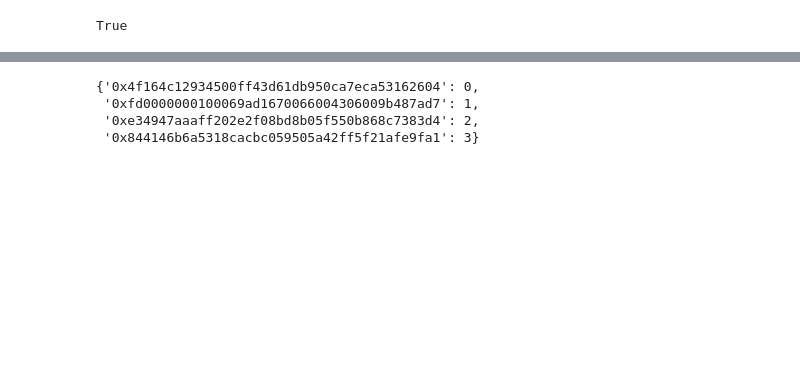
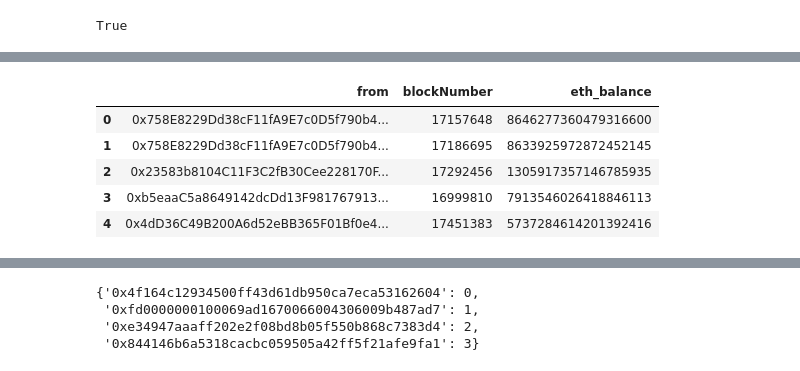
Before and after one commit to liamti5/Graph-Inverse-Reinforcement-Learning-for-MEV-Detection-on-Ethereum, a Jupyter notebook: notebooks/1.05-trx-graphs-per-acc-receipts.ipynb, the cells around one changed output, grey strips where cells are left out. Saved outputs shown, nothing was run; the diff lists cells and outputs as text; code cells hidden in the pictures; blank space fills up the shorter version.

```diff
--- a/notebooks/1.05-trx-graphs-per-acc-receipts.ipynb
+++ b/notebooks/1.05-trx-graphs-per-acc-receipts.ipynb
@@ -30,0 +22,11 @@ df_example_acc.head()
+# %%
+df_eth_balances_class1.rename(columns={"account": "from", "block_number": "blockNumber", "balance": "eth_balance"}, inplace=True)
+df_eth_balances_class0.rename(columns={"account": "from", "block_number": "blockNumber", "balance": "eth_balance"}, inplace=True)
+df_eth_balances_class1.head()
+# %% [output]
+|  | from | blockNumber | eth_balance |
+| 0 | 0x758E8229Dd38cF11fA9E7c0D5f790b4... | 17157648 | 8646277360479316600 |
+| 1 | 0x758E8229Dd38cF11fA9E7c0D5f790b4... | 17186695 | 8633925972872452145 |
+| 2 | 0x23583b8104C11F3C2fB30Cee228170F... | 17292456 | 1305917357146785935 |
+| 3 | 0xb5eaaC5a8649142dcDd13F981767913... | 16999810 | 7913546026418846113 |
+| 4 | 0x4dD36C49B200A6d52eBB365F01Bf0e4... | 17451383 | 5737284614201392416 |
```
Also changed, not shown: parts of 22 cells of this notebook.
